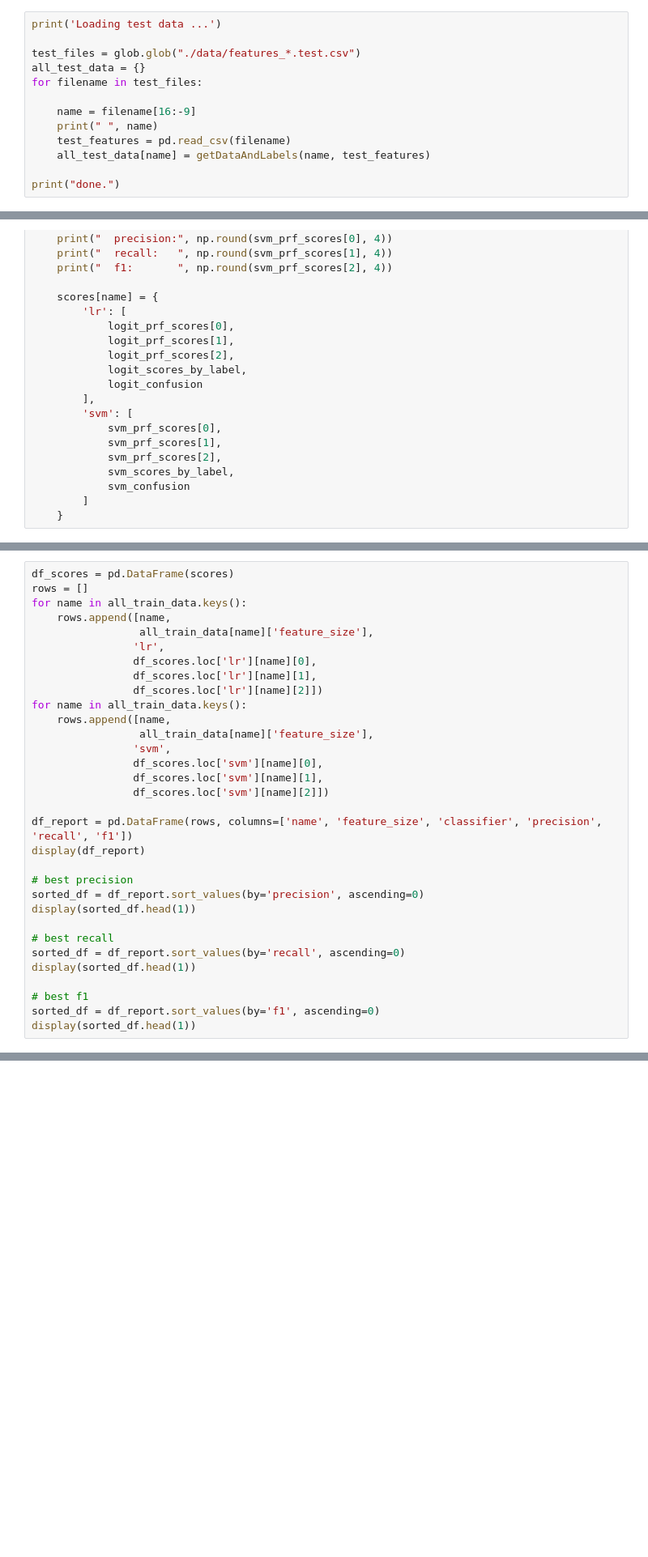
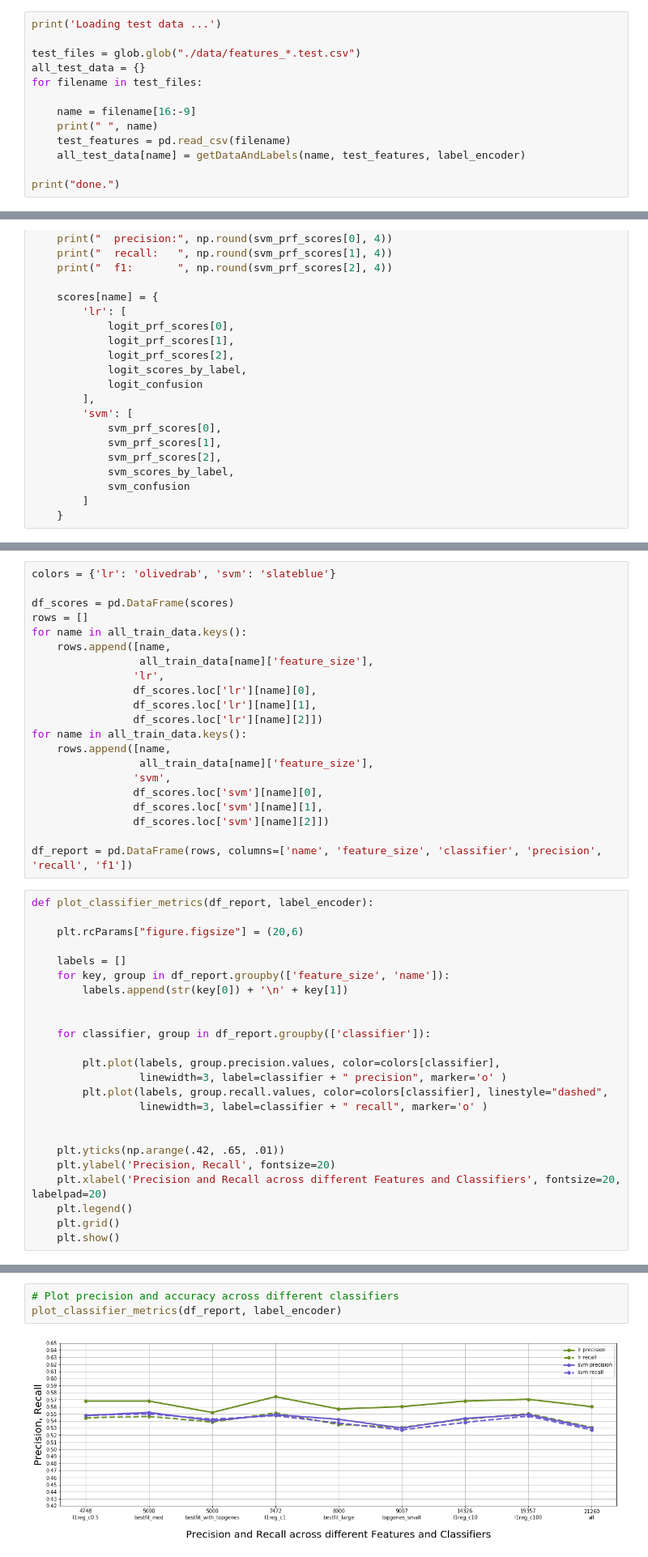
Before and after one commit to tonydisera/w207_6_sum19_g5_final_project, a Jupyter notebook: 03_run_classifiers.ipynb, the cells around one changed output, grey strips where cells are left out. Shown at 81% size. Drawn from its saved outputs; the diff is of its cells as text; blank space fills up the shorter version.

```diff
--- a/03_run_classifiers.ipynb
+++ b/03_run_classifiers.ipynb
@@ -62,6 +82,6 @@ for filename in test_files:
     name = filename[16:-9]
     print(" ", name)
     test_features = pd.read_csv(filename)
-    all_test_data[name] = getDataAndLabels(name, test_features)
+    all_test_data[name] = getDataAndLabels(name, test_features, label_encoder)
 
 print("done.")
@@ -204,4 +349,6 @@ for name in all_train_data.keys():
 # %%
+colors = {'lr': 'olivedrab', 'svm': 'slateblue'}
+
 df_scores = pd.DataFrame(scores)
 rows = []
 for name in all_train_data.keys():
@@ -220,16 +367,27 @@ for name in all_train_data.keys():
                 df_scores.loc['svm'][name][2]])
 
 df_report = pd.DataFrame(rows, columns=['name', 'feature_size', 'classifier', 'precision', 'recall', 'f1'])
-display(df_report)
-
-# best precision
-sorted_df = df_report.sort_values(by='precision', ascending=0)
-display(sorted_df.head(1))
-
-# best recall
-sorted_df = df_report.sort_values(by='recall', ascending=0)
-display(sorted_df.head(1))
-
-# best f1
-sorted_df = df_report.sort_values(by='f1', ascending=0)
-display(sorted_df.head(1))
+# %%
+def plot_classifier_metrics(df_report, label_encoder):
+
+    plt.rcParams["figure.figsize"] = (20,6)
+
+    labels = []
+    for key, group in df_report.groupby(['feature_size', 'name']):
+        labels.append(str(key[0]) + '\n' + key[1])
+
+
+    for classifier, group in df_report.groupby(['classifier']):
+
+        plt.plot(labels, group.precision.values, color=colors[classifier],
+                 linewidth=3, label=classifier + " precision", marker='o' )
+        plt.plot(labels, group.recall.values, color=colors[classifier], linestyle="dashed",
+                 linewidth=3, label=classifier + " recall", marker='o' )
+
+
+    plt.yticks(np.arange(.42, .65, .01))
+    plt.ylabel('Precision, Recall', fontsize=20)
+    plt.xlabel('Precision and Recall across different Features and Classifiers', fontsize=20, labelpad=20)
+    plt.legend()
+    plt.grid()
+    plt.show()
@@ -235,0 +476,5 @@ display(sorted_df.head(1))
+# %%
+# Plot precision and accuracy across different classifiers
+plot_classifier_metrics(df_report, label_encoder)
+# %% [output]
+[figure, added]
```
Also changed, not shown: parts of 13 cells of this notebook.
